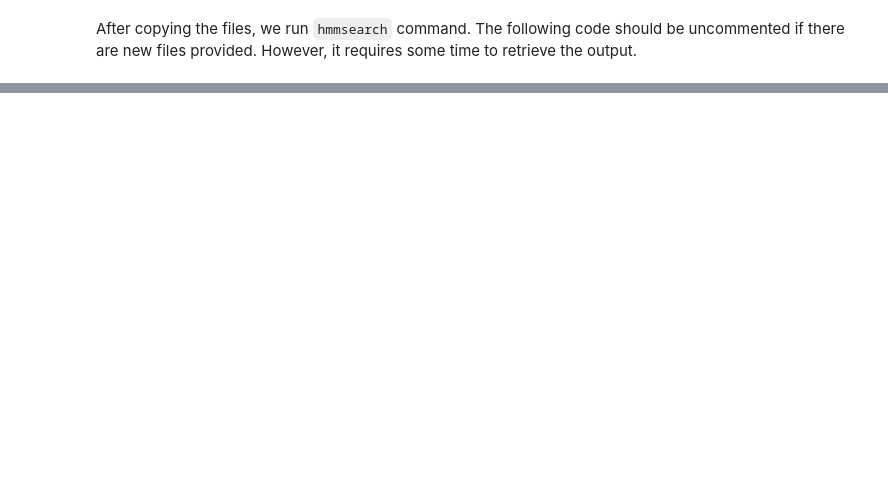
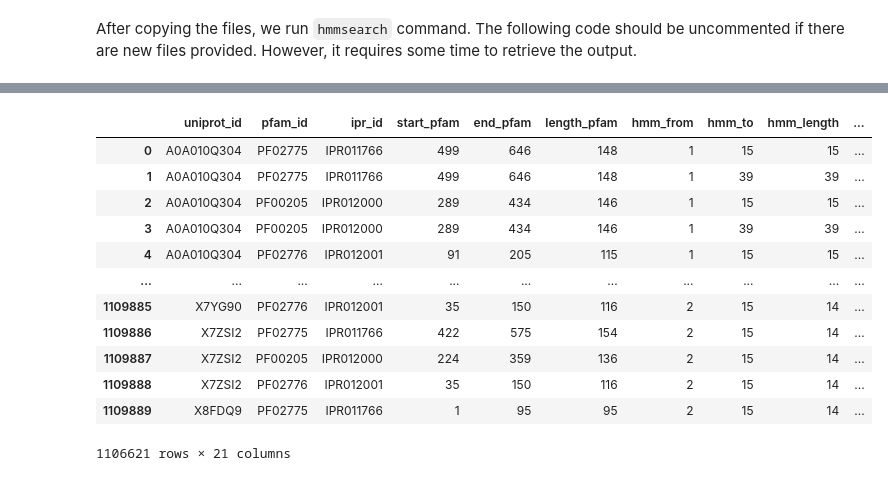
Before and after one commit to AlyaHarvelle/HMMER, a Jupyter notebook: hmm_preprocessing.ipynb, the cells around one changed output, grey strips where cells are left out. Cells and saved outputs as stored; diff of their text form; code cells hidden in the pictures; blank space fills up the shorter version.

```diff
--- a/hmm_preprocessing.ipynb
+++ b/hmm_preprocessing.ipynb
@@ -461,0 +337,7 @@ pfam_hmm_rp_75_1.head()
+# %%
+# Filter only entries with Pfam ID and intercepting regions with the curated_disprot instances - ClustalOmega
+filename_clustal = '{}/results/pfam/protein2ipr_clustal.tsv'.format(directory)
+pfam_clustal = pfam_processing(filename_clustal)
+
+print('The number of retrieved Pfam instances for ClustalOmega: {}'.format(len(pfam_clustal)))
+pfam_clustal.head()
@@ -461,0 +373,13 @@ pfam_hmm_rp_75_1.head()
+# %%
+# Merge hmmsearch results with Pfam - ClustalOmega
+pfam_clustal = pd.merge(pfam_clustal,
+                        hmmsearch_results_clustal[['Sequence',
+                                                   'hmm_from', 'hmm_to', 'hmm_length',
+                                                   'ali_from', 'ali_to', 'ali_length',
+                                                   'env_from', 'env_to', 'env_length']],
+                        left_on='uniprot_id', right_on='Sequence', how='left')
+
+pfam_clustal = pfam_clustal.dropna(axis=0)
+pfam_clustal = pfam_clustal.drop(columns='Sequence')
+print('The number of retrieved Pfam instances for ClustalOmega: {}'.format(len(pfam_clustal)))
+pfam_clustal.head()
@@ -461,0 +477,16 @@ pfam_hmm_rp_75_1.head()
+# %%
+pfam_clustal[pfam_clustal['overl_len'] != 0]
+# %% [output]
+|  | uniprot_id | pfam_id | ipr_id | start_pfam | end_pfam | length_pfam | hmm_from | hmm_to | hmm_length | ... |
+| 0 | A0A010Q304 | PF02775 | IPR011766 | 499 | 646 | 148 | 1 | 15 | 15 | ... |
+| 1 | A0A010Q304 | PF02775 | IPR011766 | 499 | 646 | 148 | 1 | 39 | 39 | ... |
+| 2 | A0A010Q304 | PF00205 | IPR012000 | 289 | 434 | 146 | 1 | 15 | 15 | ... |
+| 3 | A0A010Q304 | PF00205 | IPR012000 | 289 | 434 | 146 | 1 | 39 | 39 | ... |
+| 4 | A0A010Q304 | PF02776 | IPR012001 | 91 | 205 | 115 | 1 | 15 | 15 | ... |
+| ... | ... | ... | ... | ... | ... | ... | ... | ... | ... | ... |
+| 1109885 | X7YG90 | PF02776 | IPR012001 | 35 | 150 | 116 | 2 | 15 | 14 | ... |
+| 1109886 | X7ZSI2 | PF02775 | IPR011766 | 422 | 575 | 154 | 2 | 15 | 14 | ... |
+| 1109887 | X7ZSI2 | PF00205 | IPR012000 | 224 | 359 | 136 | 2 | 15 | 14 | ... |
+| 1109888 | X7ZSI2 | PF02776 | IPR012001 | 35 | 150 | 116 | 2 | 15 | 14 | ... |
+| 1109889 | X8FDQ9 | PF02775 | IPR011766 | 1 | 95 | 95 | 2 | 15 | 14 | ... |
+1106621 rows × 21 columns
```
Also changed, not shown: parts of 55 cells of this notebook.
